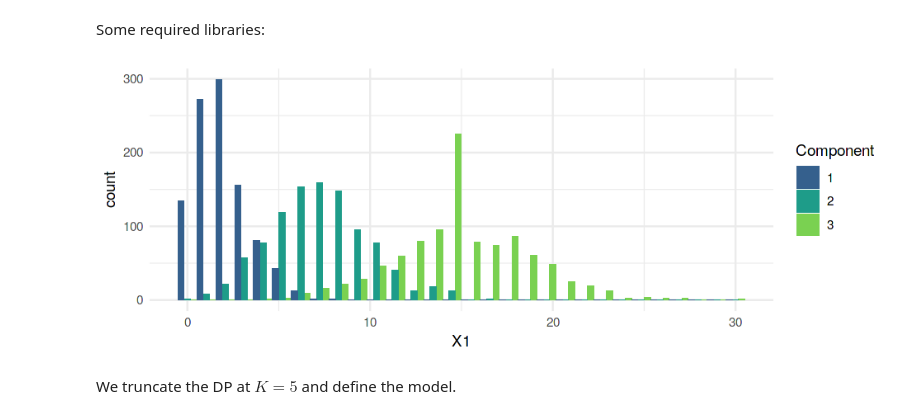
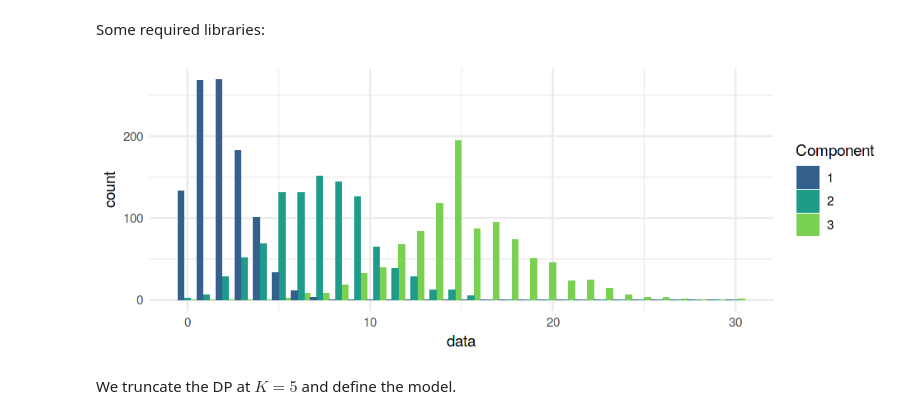
Before and after one commit to dirmeier/etudes, a Jupyter notebook: truncated_stick_breaking_in_greta.ipynb, the cells around one changed output. Drawn from its saved outputs; the diff is of its cells as text; code cells hidden in the pictures.

```diff
--- a/truncated_stick_breaking_in_greta.ipynb
+++ b/truncated_stick_breaking_in_greta.ipynb
@@ -28,19 +29,19 @@ P <- 2
 # %%
 mus <- c(2, 7, 15)
 # %%
-data <- matrix(0, N * K, 2)
+data <- vector(length = N * K)
 for (k in seq(K)) {
     idx <- seq(N) + ((k - 1) * N)
-    data[idx,] <- rpois(N, mus[k])
+    data[idx] <- rpois(N, mus[k])
 }
 # %%
-data.frame(data, idx=as.factor(rep(seq(K), each=N))) %>%
-    ggplot(aes(X1, fill=idx)) +
+data.frame(data=data, idx=as.factor(rep(seq(K), each=N))) %>%
+    ggplot(aes(data, fill=idx)) +
     geom_histogram(bins=30, position = "dodge") +
     scale_fill_viridis_d("Component", alpha = 1, begin=.3, end=.8) +
     theme_minimal()
 # %% [output]
-[figure, old version]
+[figure, new version]
 # %% [markdown]
 We truncate the DP at $K=5$ and define the model.
 # %%
```
Also changed, not shown: parts of 10 cells of this notebook, 1 other file.
